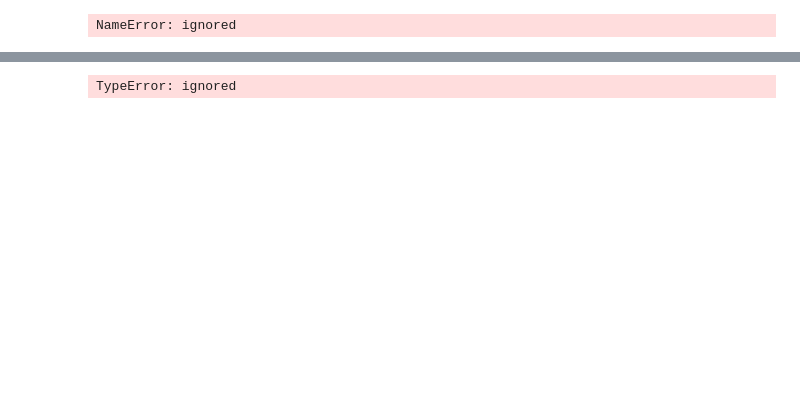
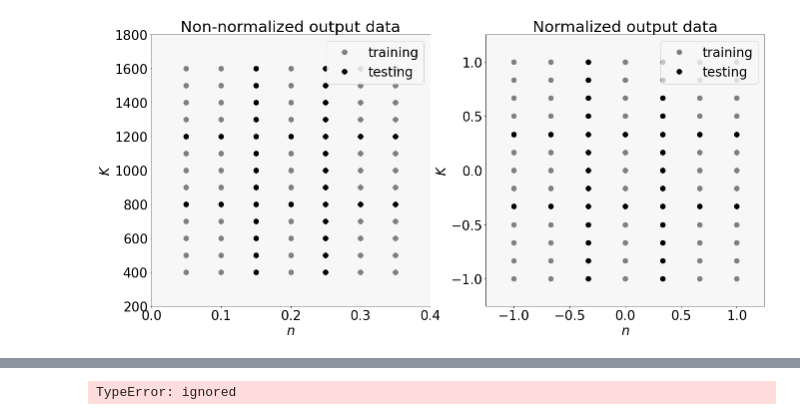
Before and after one commit to DaJaCruz/PhD, a Jupyter notebook: ANN.ipynb, the cells around one changed output, grey strips where cells are left out. Saved outputs shown, nothing was run; the diff lists cells and outputs as text; code cells hidden in the pictures; blank space fills up the shorter version.

```diff
--- a/ANN.ipynb
+++ b/ANN.ipynb
@@ -81,19 +81,6 @@ scaler_y.fit(Y_train) # fit the scaler to the output data
 Y_train_scaled=scaler_y.transform(Y_train) # scale the output training data
 Y_test_scaled=scaler_y.transform(Y_test)  # scale the output testing data
 Y_data_scaled=scaler_y.transform(Y_data) # scale the output data (the whole dataset)
-# %%
-plot(Y_train_scaled[:,1], Y_train_scaled[:,0], 'o', markersize=10, color='gray', label="training points") # show training data
-plot(Y_test_scaled[:,1], Y_test_scaled[:,0], 'o', markersize=10, color='black', label="testing points") # show training data
-#ax_ANN.set_ylabel('$K$')
-#ax_ANN.set_xlabel('$n$')
-#ax_ANN.legend(loc='best')
-#ax_ANN.set_xlim([0, 0.4])
-#ax_ANN.set_ylim([200, 1800])
-#ax2_ANN.grid(True, color='gray', linestyle='-')
-# Create figure with specified size
-#fig_ANN.set_size_inches(22, 8)
-# %% [output]
-NameError: ignored
 # %%
 from sklearn.preprocessing import StandardScaler
 
@@ -112,3 +99,30 @@ scaler_y.fit(Y_train) # fit the scaler to the output data
 Y_train_scaled=scaler_y.transform(Y_train) # scale the output training data
 Y_test_scaled=scaler_y.transform(Y_test)  # scale the output testing data
 Y_data_scaled=scaler_y.transform(Y_data) # scale the output data (the whole dataset)
+# %%
+#Plots with normalized and Non-normalized outputs
+fig_ANN, (ax1_ANN, ax2_ANN) = plt.subplots(1,2)
+#Normalized Data
+ax1_ANN.plot(Y_train[:,1], Y_train[:,0], 'o', markersize=10, color='gray', label="training points") # show Non-normalized training data
+ax1_ANN.plot(Y_test[:,1], Y_test[:,0], 'o', markersize=10, color='black', label="testing points") # show Non-normalized training data
+ax1_ANN.set_ylabel('$K$')
+ax1_ANN.set_xlabel('$n$')
+ax1_ANN.set_title('Non-normalized output data')
+ax1_ANN.legend(['training', 'testing'], loc='upper right')
+#ax1_ANN.grid(True, color='gray', linestyle='-')
+ax1_ANN.set_ylim([200, 1800])
+ax1_ANN.set_xlim([0, 0.4])
+
+ax2_ANN.plot(Y_train_scaled[:,1], Y_train_scaled[:,0], 'o', markersize=10, color='gray', label="training points") # show normalized training data
+ax2_ANN.plot(Y_test_scaled[:,1], Y_test_scaled[:,0], 'o', markersize=10, color='black', label="testing points") # show normalized training data
+ax2_ANN.set_ylabel('$K$')
+ax2_ANN.set_xlabel('$n$')
+ax2_ANN.set_title('Normalized output data')
+ax2_ANN.legend(['training', 'testing'], loc='upper right')
+#ax1_ANN.grid(True, color='gray', linestyle='-')
+ax2_ANN.set_ylim([-1.25, 1.25])
+ax2_ANN.set_xlim([-1.25, 1.25])
+# Create figure with specified size
+fig_ANN.set_size_inches(22, 10)
+# %% [output]
+[figure, added]
```
Also changed, not shown: parts of 4 cells of this notebook.
